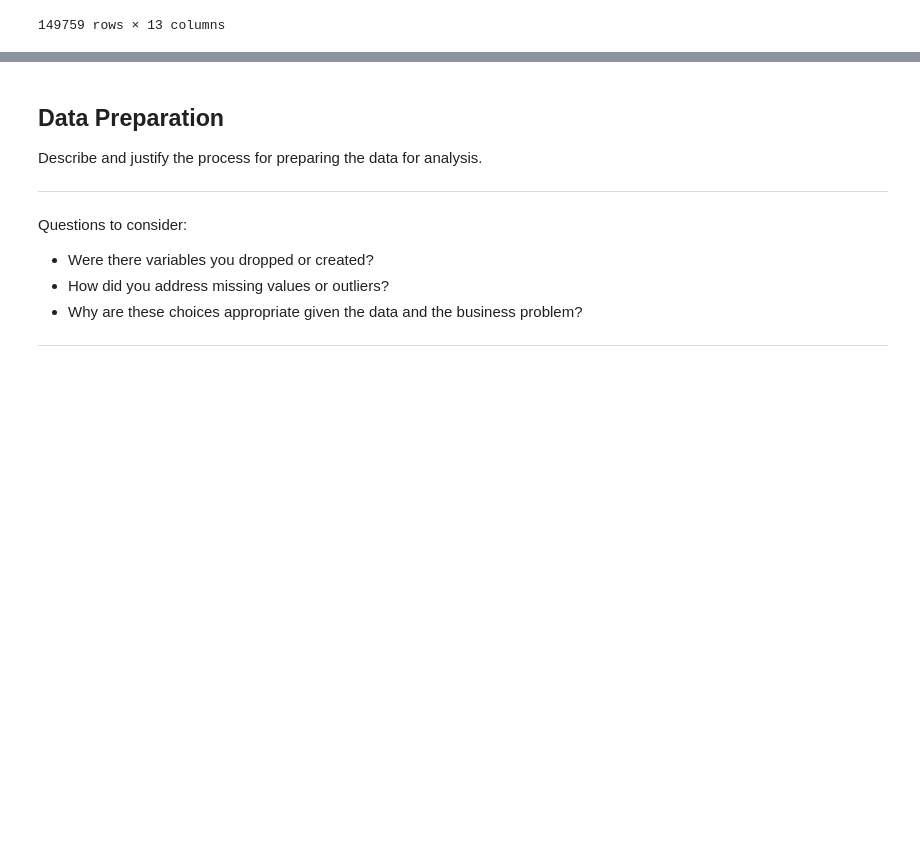
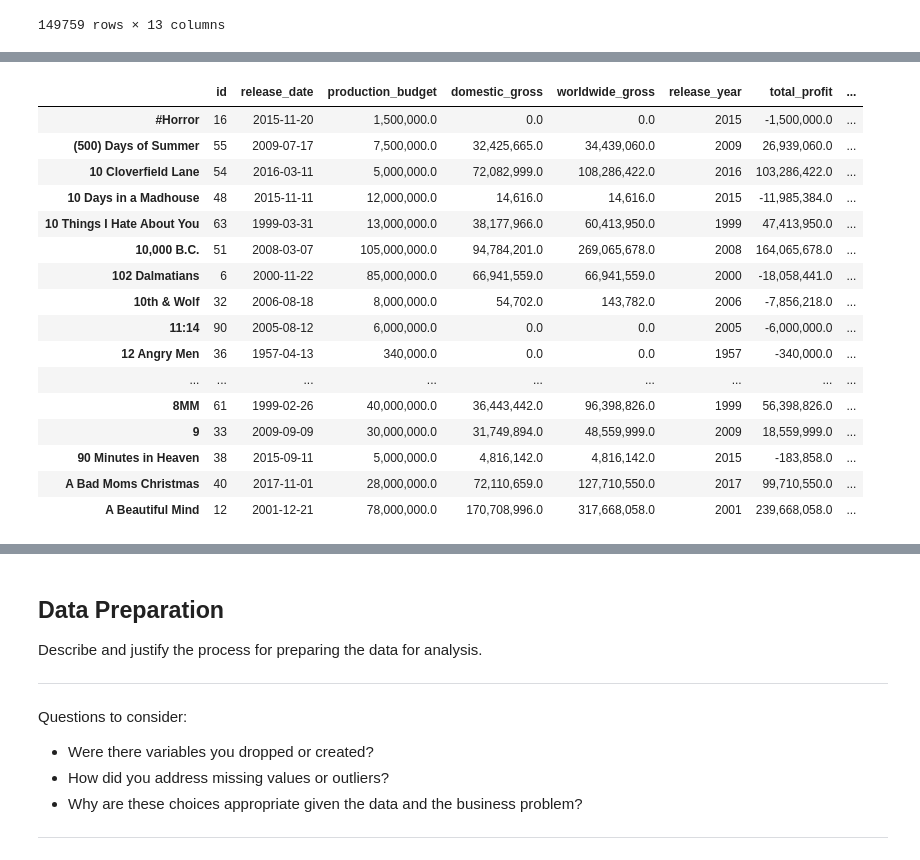
Before and after one commit to jxn628/dsc-phase-1-project, a Jupyter notebook: student.ipynb, the cells around one changed output, grey strips where cells are left out. Saved outputs shown, nothing was run; the diff lists cells and outputs as text; code cells hidden in the pictures; blank space fills up the shorter version.

```diff
--- a/student.ipynb
+++ b/student.ipynb
@@ -1030,3 +1030,6 @@ test_join_outer_2
 | împetu | nan | NaT | nan | nan | nan | nan | nan | ... |
 | Šiška Deluxe | nan | NaT | nan | nan | nan | nan | nan | ... |
 149759 rows × 13 columns
+# %%
+test_join_inner_2 = table9.join(table7, how='left')
+test_join_inner_2
@@ -1032,0 +1050,21 @@ test_join_outer_2
+# %%
+df1 = test_join_inner_2
+df1.head(100)
+# %% [output]
+|  | id | release_date | production_budget | domestic_gross | worldwide_gross | release_year | total_profit | ... |
+| #Horror | 16 | 2015-11-20 | 1,500,000.0 | 0.0 | 0.0 | 2015 | -1,500,000.0 | ... |
+| (500) Days of Summer | 55 | 2009-07-17 | 7,500,000.0 | 32,425,665.0 | 34,439,060.0 | 2009 | 26,939,060.0 | ... |
+| 10 Cloverfield Lane | 54 | 2016-03-11 | 5,000,000.0 | 72,082,999.0 | 108,286,422.0 | 2016 | 103,286,422.0 | ... |
+| 10 Days in a Madhouse | 48 | 2015-11-11 | 12,000,000.0 | 14,616.0 | 14,616.0 | 2015 | -11,985,384.0 | ... |
+| 10 Things I Hate About You | 63 | 1999-03-31 | 13,000,000.0 | 38,177,966.0 | 60,413,950.0 | 1999 | 47,413,950.0 | ... |
+| 10,000 B.C. | 51 | 2008-03-07 | 105,000,000.0 | 94,784,201.0 | 269,065,678.0 | 2008 | 164,065,678.0 | ... |
+| 102 Dalmatians | 6 | 2000-11-22 | 85,000,000.0 | 66,941,559.0 | 66,941,559.0 | 2000 | -18,058,441.0 | ... |
+| 10th & Wolf | 32 | 2006-08-18 | 8,000,000.0 | 54,702.0 | 143,782.0 | 2006 | -7,856,218.0 | ... |
+| 11:14 | 90 | 2005-08-12 | 6,000,000.0 | 0.0 | 0.0 | 2005 | -6,000,000.0 | ... |
+| 12 Angry Men | 36 | 1957-04-13 | 340,000.0 | 0.0 | 0.0 | 1957 | -340,000.0 | ... |
+| ... | ... | ... | ... | ... | ... | ... | ... | ... |
+| 8MM | 61 | 1999-02-26 | 40,000,000.0 | 36,443,442.0 | 96,398,826.0 | 1999 | 56,398,826.0 | ... |
+| 9 | 33 | 2009-09-09 | 30,000,000.0 | 31,749,894.0 | 48,559,999.0 | 2009 | 18,559,999.0 | ... |
+| 90 Minutes in Heaven | 38 | 2015-09-11 | 5,000,000.0 | 4,816,142.0 | 4,816,142.0 | 2015 | -183,858.0 | ... |
+| A Bad Moms Christmas | 40 | 2017-11-01 | 28,000,000.0 | 72,110,659.0 | 127,710,550.0 | 2017 | 99,710,550.0 | ... |
+| A Beautiful Mind | 12 | 2001-12-21 | 78,000,000.0 | 170,708,996.0 | 317,668,058.0 | 2001 | 239,668,058.0 | ... |
```
Also changed, not shown: parts of 18 cells of this notebook.
